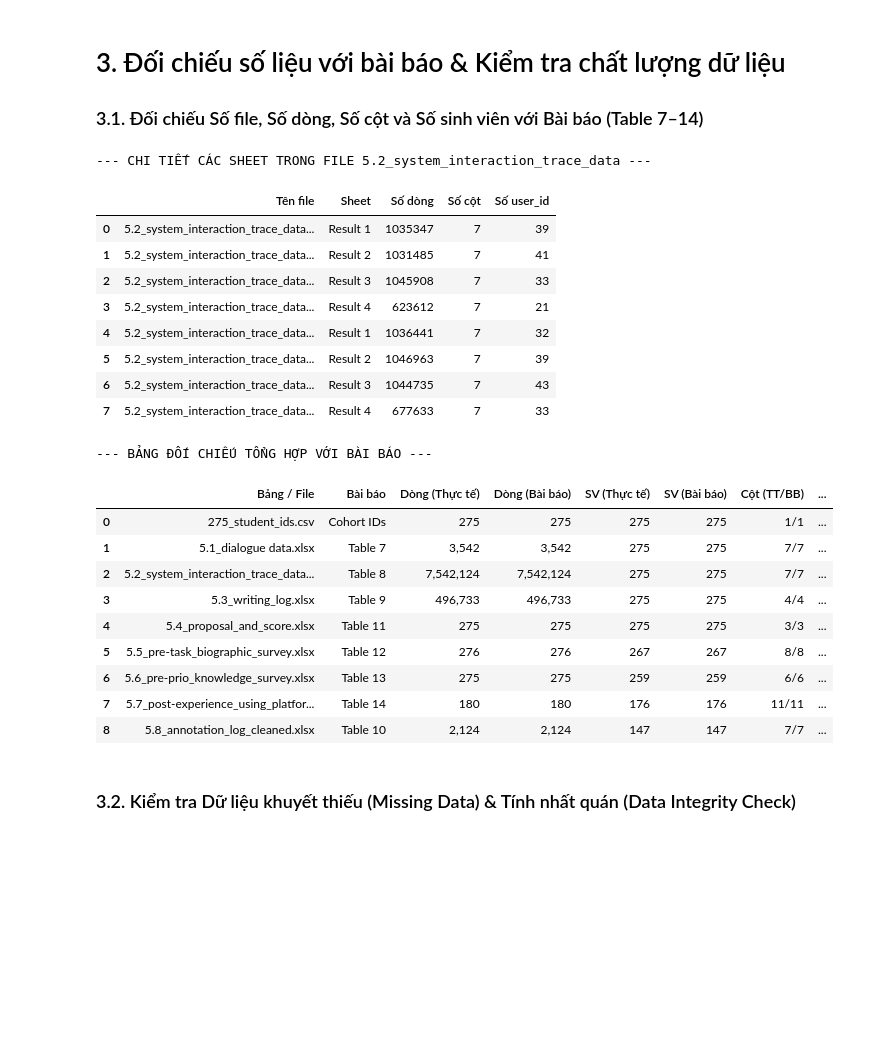
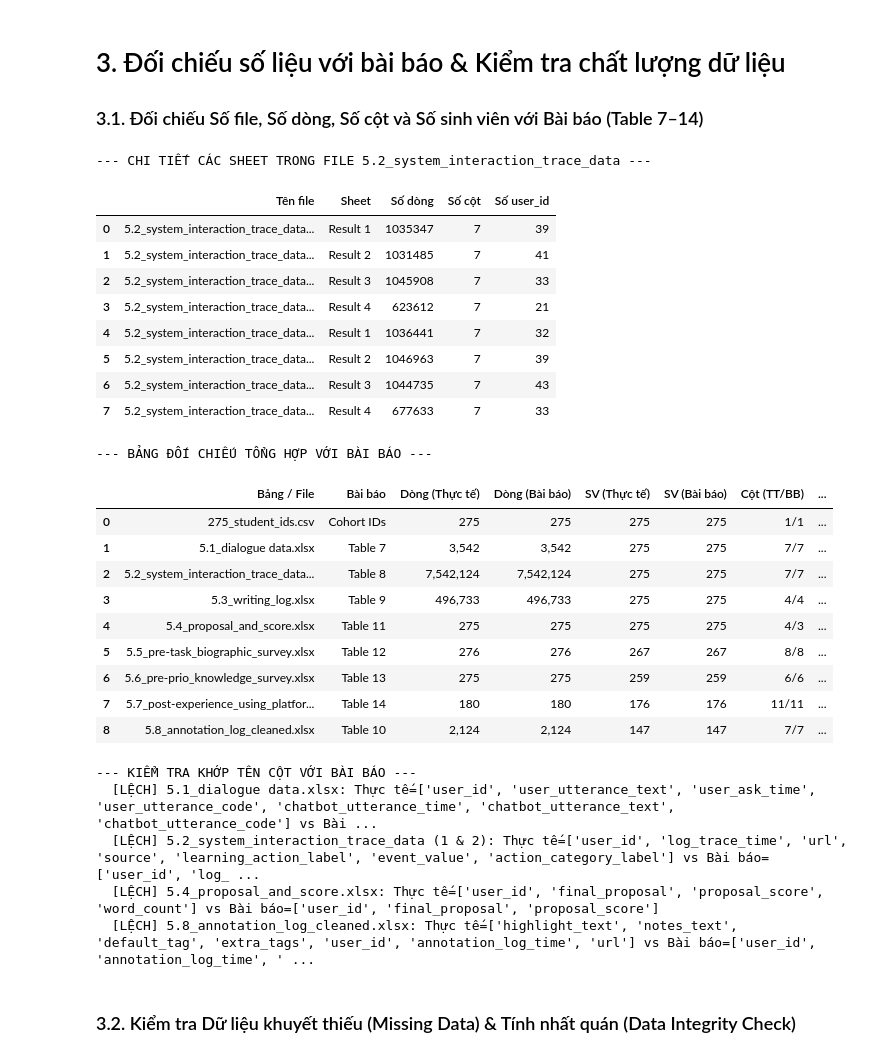
Before and after one commit to hhkc861/FLoRA_Data_Mining, a Jupyter notebook: FLoRa_Data_Analysis.ipynb, the cells around one changed output. Saved outputs shown, nothing was run; the diff lists cells and outputs as text; code cells hidden in the pictures; blank space fills up the shorter version.

```diff
--- a/FLoRa_Data_Analysis.ipynb
+++ b/FLoRa_Data_Analysis.ipynb
@@ -140,38 +146,76 @@ for name, (df, p_rows, p_users, p_cols, ref) in datasets.items():
         "Bảng / File": name,
         "Bài báo": ref,
         "Dòng (Thực tế)": f"{act_rows:,}",
         "Dòng (Bài báo)": f"{p_rows:,}",
         "SV (Thực tế)": act_users,
         "SV (Bài báo)": p_users,
         "Cột (TT/BB)": f"{act_cols}/{p_cols}",
         "ID lạ": outside_ids,
         "Trạng thái": status
     })
 
 print("--- BẢNG ĐỐI CHIẾU TỔNG HỢP VỚI BÀI BÁO ---")
 display(pd.DataFrame(audit_rows))
+
+# Kiểm tra khớp 100% tên cột giữa file thực tế và Tables 7–14 bài báo
+expected_cols = {
+    "275_student_ids.csv": ["user_id"],
+    "5.1_dialogue data.xlsx": ["user_id", "user_ask_time", "user_utterance_text", "user_utterance_code",
+                               "chatbot_utterance_time", "chatbot_utterance_text", "chatbot_utterance_code"],
+    "5.2_system_interaction_trace_data (1 & 2)": ["user_id", "log_trace_time", "url", "source",
+                                                  "learning_action_label", "action_category_label", "event_value"],
+    "5.3_writing_log.xlsx": ["user_id", "writing_log_time", "url", "writing_content"],
+    "5.4_proposal_and_score.xlsx": ["user_id", "final_proposal", "proposal_score"],
+    "5.5_pre-task_biographic_survey.xlsx": ["user_id", "response_time", "gender", "age",
+                                            "mother_tongue", "degree", "degree_level", "major"],
+    "5.6_pre-prio_knowledge_survey.xlsx": ["user_id", "response_time", "has_prior_knowledge_in_DS",
+                                           "years_of_experience", "has_prior_knowledge_in_genai", "extent_of_familiar_genai"],
+    "5.7_post-experience_using_platform_survey.xlsx": [
+        "user_id", "response_time", "extent_of_materials_in_flora_useful",
+        "extent_chatbot_useful_for_finding_topic", "extent_chatbot_useful_for_finish_assignment",
+        "extent_engagement", "explanation", "using_gpt_enhance_interest",
+        "extent_understanding_of_subject_improved", "satisfy_flora", "use_other_tools"
+    ],
+    "5.8_annotation_log_cleaned.xlsx": ["user_id", "annotation_log_time", "url", "highlight_text",
+                                        "default_tag", "extra_tags", "notes_text"]
+}
+
+print("\n--- KIỂM TRA KHỚP TÊN CỘT VỚI BÀI BÁO ---")
+col_mismatch = False
+for name, exp in expected_cols.items():
+    df_actual = datasets[name][0]
+    if list(df_actual.columns) != exp:
+        print(f"  [LỆCH] {name}: Thực tế={list(df_actual.columns)} vs Bài báo={exp}")
+        col_mismatch = True
+if not col_mismatch:
+    print("Tất cả 9 bảng đều khớp 100% tên cột và thứ tự cột với Tables 7 - 14 của bài báo.")
 # %% [output]
 --- CHI TIẾT CÁC SHEET TRONG FILE 5.2_system_interaction_trace_data ---
 |  | Tên file | Sheet | Số dòng | Số cột | Số user_id |
 | 0 | 5.2_system_interaction_trace_data... | Result 1 | 1035347 | 7 | 39 |
 | 1 | 5.2_system_interaction_trace_data... | Result 2 | 1031485 | 7 | 41 |
 | 2 | 5.2_system_interaction_trace_data... | Result 3 | 1045908 | 7 | 33 |
 | 3 | 5.2_system_interaction_trace_data... | Result 4 | 623612 | 7 | 21 |
 | 4 | 5.2_system_interaction_trace_data... | Result 1 | 1036441 | 7 | 32 |
 | 5 | 5.2_system_interaction_trace_data... | Result 2 | 1046963 | 7 | 39 |
 | 6 | 5.2_system_interaction_trace_data... | Result 3 | 1044735 | 7 | 43 |
 | 7 | 5.2_system_interaction_trace_data... | Result 4 | 677633 | 7 | 33 |
 --- BẢNG ĐỐI CHIẾU TỔNG HỢP VỚI BÀI BÁO ---
 |  | Bảng / File | Bài báo | Dòng (Thực tế) | Dòng (Bài báo) | SV (Thực tế) | SV (Bài báo) | Cột (TT/BB) | ... |
 | 0 | 275_student_ids.csv | Cohort IDs | 275 | 275 | 275 | 275 | 1/1 | ... |
 | 1 | 5.1_dialogue data.xlsx | Table 7 | 3,542 | 3,542 | 275 | 275 | 7/7 | ... |
 | 2 | 5.2_system_interaction_trace_data... | Table 8 | 7,542,124 | 7,542,124 | 275 | 275 | 7/7 | ... |
 | 3 | 5.3_writing_log.xlsx | Table 9 | 496,733 | 496,733 | 275 | 275 | 4/4 | ... |
-| 4 | 5.4_proposal_and_score.xlsx | Table 11 | 275 | 275 | 275 | 275 | 3/3 | ... |
+| 4 | 5.4_proposal_and_score.xlsx | Table 11 | 275 | 275 | 275 | 275 | 4/3 | ... |
 | 5 | 5.5_pre-task_biographic_survey.xlsx | Table 12 | 276 | 276 | 267 | 267 | 8/8 | ... |
 | 6 | 5.6_pre-prio_knowledge_survey.xlsx | Table 13 | 275 | 275 | 259 | 259 | 6/6 | ... |
 | 7 | 5.7_post-experience_using_platfor... | Table 14 | 180 | 180 | 176 | 176 | 11/11 | ... |
 | 8 | 5.8_annotation_log_cleaned.xlsx | Table 10 | 2,124 | 2,124 | 147 | 147 | 7/7 | ... |
+--- KIỂM TRA KHỚP TÊN CỘT VỚI BÀI BÁO ---
+  [LỆCH] 5.1_dialogue data.xlsx: Thực tế=['user_id', 'user_utterance_text', 'user_ask_time', 'user_utterance_code', 'chatbot_utterance_time', 'chatbot_utterance_text', 'chatbot_utterance_code'] vs Bài ...
+  [LỆCH] 5.2_system_interaction_trace_data (1 & 2): Thực tế=['user_id', 'log_trace_time', 'url', 'source', 'learning_action_label', 'event_value', 'action_category_label'] vs Bài báo=['user_id', 'log_ ...
+  [LỆCH] 5.4_proposal_and_score.xlsx: Thực tế=['user_id', 'final_proposal', 'proposal_score', 'word_count'] vs Bài báo=['user_id', 'final_proposal', 'proposal_score']
+  [LỆCH] 5.8_annotation_log_cleaned.xlsx: Thực tế=['highlight_text', 'notes_text', 'default_tag', 'extra_tags', 'user_id', 'annotation_log_time', 'url'] vs Bài báo=['user_id', 'annotation_log_time', ' ...
 # %% [markdown]
 ### 3.2. Kiểm tra Dữ liệu khuyết thiếu (Missing Data) & Tính nhất quán (Data Integrity Check)
 # %%
```
Also changed, not shown: parts of 12 cells of this notebook.
